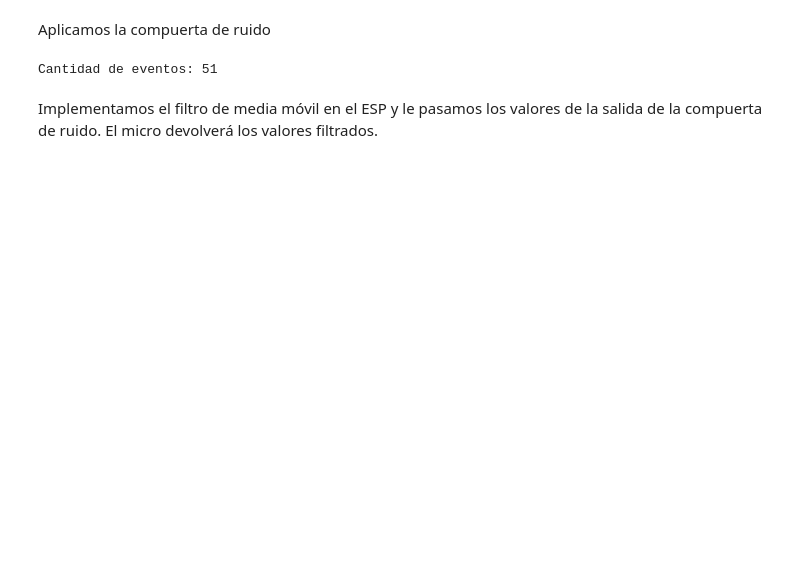
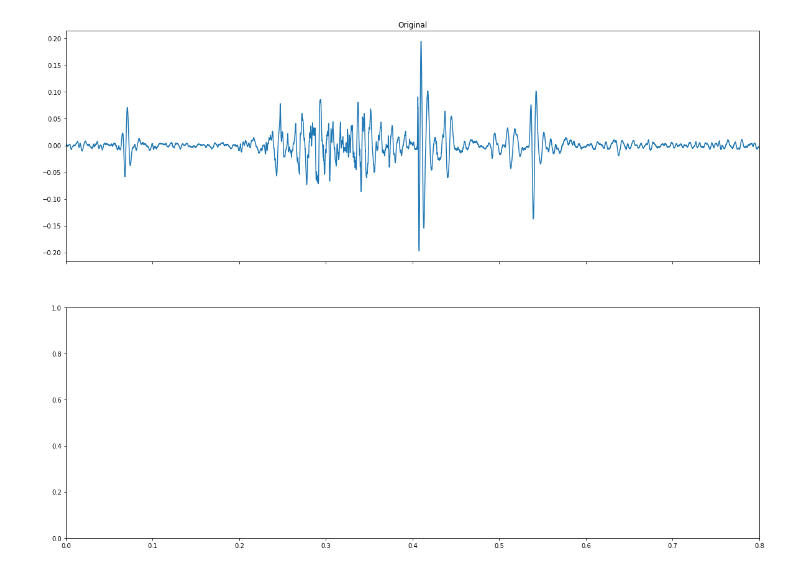
Before and after one commit to achurichi/CEIA, a Jupyter notebook: ia-embebida/tp-final/tp-final.ipynb, the cells around one changed output. Saved outputs shown, nothing was run; the diff lists cells and outputs as text; code cells hidden in the pictures; blank space fills up the shorter version.

```diff
--- a/ia-embebida/tp-final/tp-final.ipynb
+++ b/ia-embebida/tp-final/tp-final.ipynb
@@ -65,25 +19,38 @@ squared_data = dec_data**2
-# %% [markdown]
-Aplicamos la compuerta de ruido
-# %%
-OPEN_LIMIT = 3500
-CLOSE_LIMIT = 300
-HOLD = 0.3
-
-noise_gate = NoiseGate(OPEN_LIMIT, CLOSE_LIMIT, HOLD, dec_samplerate)
-results_noise_gate = []
-tmp = []
-
-for value in squared_data:
-    result = noise_gate.transform(value)
-
-    if result != None:
-        tmp.append(result)
-    elif len(tmp) != 0:
-        results_noise_gate.append(tmp)
-        tmp = []
-
-print(f"Cantidad de eventos: {len(results_noise_gate)}")
-# %% [output]
-Cantidad de eventos: 51
-# %% [markdown]
-Implementamos el filtro de media móvil en el ESP y le pasamos los valores de la salida de la compuerta de ruido. El micro devolverá los valores filtrados.
+# %%
+BASE_PATH = os.path.join("/tf/notebooks/CEIA/ia-embebida/tp-final")
+DATASET_PATH = os.path.join(BASE_PATH, "assets/audios")
+ANNOTATIONS_FILE = os.path.join(BASE_PATH, "assets/train_labels.csv")
+
+
+def load_dataset(data_path, annotations_file):
+    df = pd.read_csv(annotations_file)
+    data = []
+    for filename_id in df["filename"]:
+        filename = f"{str(filename_id).zfill(4)}.wav"
+        audio_file = os.path.join(DATASET_PATH, filename)
+        _, audio = wavfile.read(audio_file)
+        data.append(audio.astype(float))
+    return data, df["label"].to_numpy()
+
+
+data, labels = load_dataset(DATASET_PATH, ANNOTATIONS_FILE)
+# %%
+max_val = 32767
+min_val = -32768
+samplerate = 22050
+
+data_scaled = [(event - min_val) / (max_val - min_val) - 0.5 for event in data]
+# %%
+sample_event = data_scaled[2]
+event_duration = len(sample_event) / samplerate
+timeline = np.linspace(0, event_duration, num=len(sample_event))
+
+f, axes = plt.subplots(2, sharex=True, figsize=(20, 15))
+
+axes[0].plot(timeline, sample_event)
+axes[0].set_xlim([0, event_duration])
+axes[0].set_title("Original")
+
+f.show()
+# %% [output]
+[figure, added]
```
Also changed, not shown: parts of 25 cells of this notebook, 3 other files.
